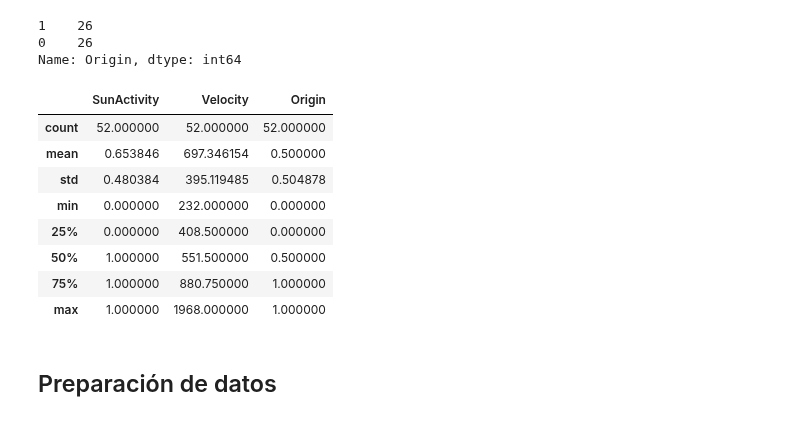
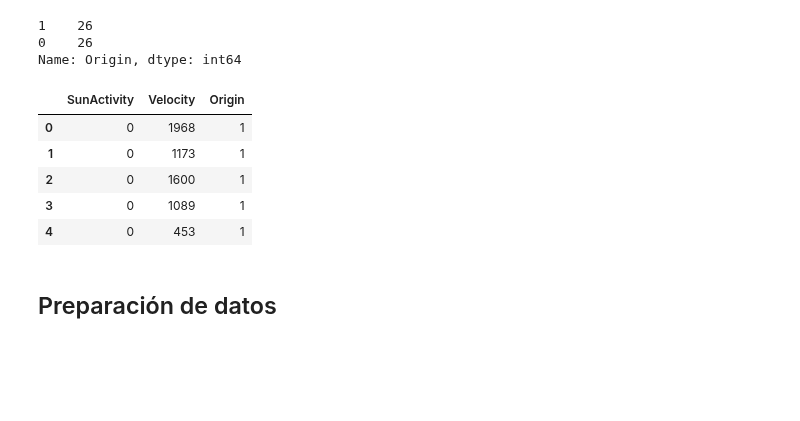
Before and after one commit to ffiza/aprendizaje-automatico-lamp, a Jupyter notebook: code/tp1_cmes.ipynb, the cells around one changed output. Cells and saved outputs as stored; diff of their text form; code cells hidden in the pictures; blank space fills up the shorter version.

```diff
--- a/code/tp1_cmes.ipynb
+++ b/code/tp1_cmes.ipynb
@@ -105,17 +106,14 @@ print(data_balace)
 0    26
 Name: Origin, dtype: int64
 # %%
-df_aux.describe()
+df_aux.head()
 # %% [output]
 |  | SunActivity | Velocity | Origin |
-| count | 52.000000 | 52.000000 | 52.000000 |
-| mean | 0.653846 | 697.346154 | 0.500000 |
-| std | 0.480384 | 395.119485 | 0.504878 |
-| min | 0.000000 | 232.000000 | 0.000000 |
-| 25% | 0.000000 | 408.500000 | 0.000000 |
-| 50% | 1.000000 | 551.500000 | 0.500000 |
-| 75% | 1.000000 | 880.750000 | 1.000000 |
-| max | 1.000000 | 1968.000000 | 1.000000 |
+| 0 | 0 | 1968 | 1 |
+| 1 | 0 | 1173 | 1 |
+| 2 | 0 | 1600 | 1 |
+| 3 | 0 | 1089 | 1 |
+| 4 | 0 | 453 | 1 |
 # %% [markdown]
 ## Preparación de datos
 # %%
```
Also changed, not shown: parts of 10 cells of this notebook, 1 other file.
